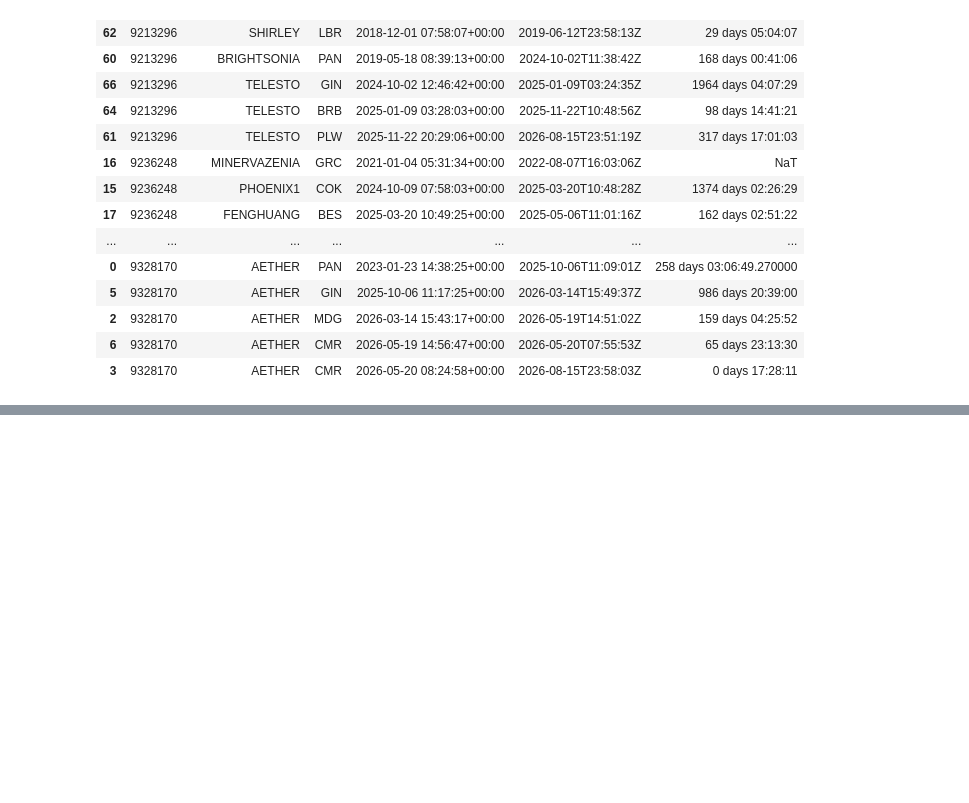
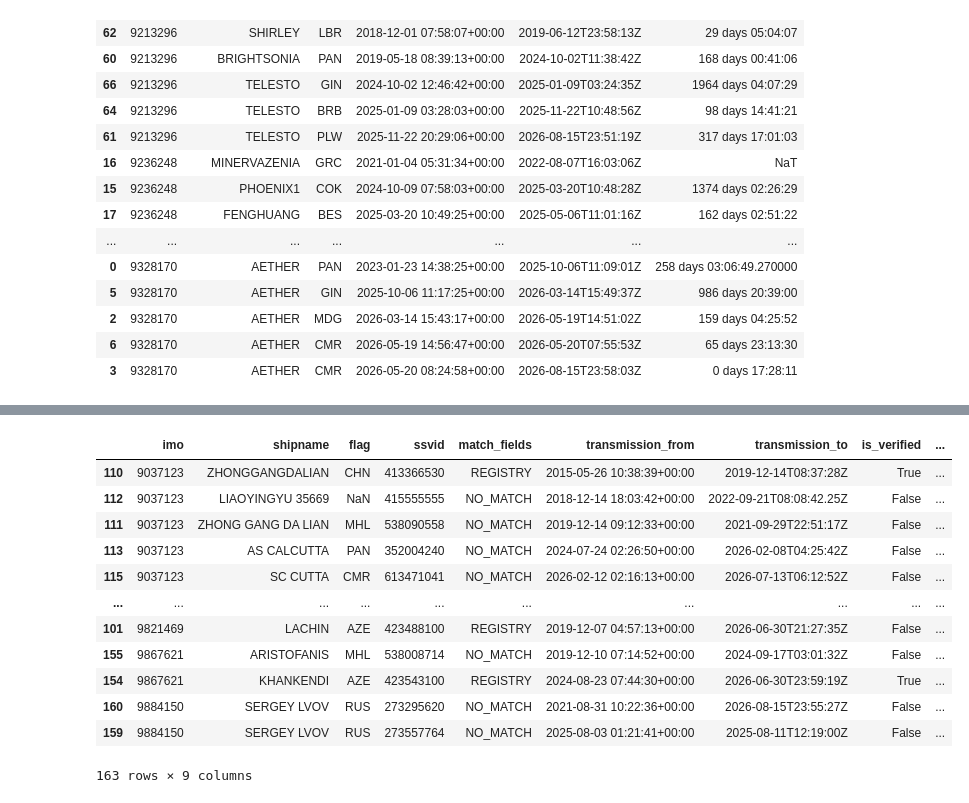
Before and after one commit to timadeyy/shadow-fleet-analysis, a Jupyter notebook: notebooks/02_flag_analysis.ipynb, the cells around one changed output, grey strips where cells are left out. Drawn from its saved outputs; the diff is of its cells as text; code cells hidden in the pictures; blank space fills up the shorter version.

Commit message:
transformed column 'transmision_from' from char to datatime. Created new notebook, with visualisation how often ships changes their flags

```diff
--- a/notebooks/02_flag_analysis.ipynb
+++ b/notebooks/02_flag_analysis.ipynb
@@ -69,3 +69,7 @@ timeline
 | 2 | 9328170 | AETHER | MDG | 2026-03-14 15:43:17+00:00 | 2026-05-19T14:51:02Z | 159 days 04:25:52 |
 | 6 | 9328170 | AETHER | CMR | 2026-05-19 14:56:47+00:00 | 2026-05-20T07:55:53Z | 65 days 23:13:30 |
 | 3 | 9328170 | AETHER | CMR | 2026-05-20 08:24:58+00:00 | 2026-08-15T23:58:03Z | 0 days 17:28:11 |
+# %%
+identities_df['transmission_from'] = pd.to_datetime(identities_df['transmission_from'], format='mixed')
+identities_df = identities_df.sort_values(['imo', 'transmission_from'])
+identities_df
@@ -71,0 +90,17 @@ timeline
+# %%
+identities_df['days_since_last_update'] = identities_df.groupby('imo')['transmission_from'].diff().dt.days
+identities_df
+# %% [output]
+|  | imo | shipname | flag | ssvid | match_fields | transmission_from | transmission_to | is_verified | ... |
+| 110 | 9037123 | ZHONGGANGDALIAN | CHN | 413366530 | REGISTRY | 2015-05-26 10:38:39+00:00 | 2019-12-14T08:37:28Z | True | ... |
+| 112 | 9037123 | LIAOYINGYU 35669 | NaN | 415555555 | NO_MATCH | 2018-12-14 18:03:42+00:00 | 2022-09-21T08:08:42.25Z | False | ... |
+| 111 | 9037123 | ZHONG GANG DA LIAN | MHL | 538090558 | NO_MATCH | 2019-12-14 09:12:33+00:00 | 2021-09-29T22:51:17Z | False | ... |
+| 113 | 9037123 | AS CALCUTTA | PAN | 352004240 | NO_MATCH | 2024-07-24 02:26:50+00:00 | 2026-02-08T04:25:42Z | False | ... |
+| 115 | 9037123 | SC CUTTA | CMR | 613471041 | NO_MATCH | 2026-02-12 02:16:13+00:00 | 2026-07-13T06:12:52Z | False | ... |
+| ... | ... | ... | ... | ... | ... | ... | ... | ... | ... |
+| 101 | 9821469 | LACHIN | AZE | 423488100 | REGISTRY | 2019-12-07 04:57:13+00:00 | 2026-06-30T21:27:35Z | False | ... |
+| 155 | 9867621 | ARISTOFANIS | MHL | 538008714 | NO_MATCH | 2019-12-10 07:14:52+00:00 | 2024-09-17T03:01:32Z | False | ... |
+| 154 | 9867621 | KHANKENDI | AZE | 423543100 | REGISTRY | 2024-08-23 07:44:30+00:00 | 2026-06-30T23:59:19Z | True | ... |
+| 160 | 9884150 | SERGEY LVOV | RUS | 273295620 | NO_MATCH | 2021-08-31 10:22:36+00:00 | 2026-08-15T23:55:27Z | False | ... |
+| 159 | 9884150 | SERGEY LVOV | RUS | 273557764 | NO_MATCH | 2025-08-03 01:21:41+00:00 | 2025-08-11T12:19:00Z | False | ... |
+163 rows × 9 columns
```
Also changed, not shown: parts of 9 cells of this notebook, 5 other files.
